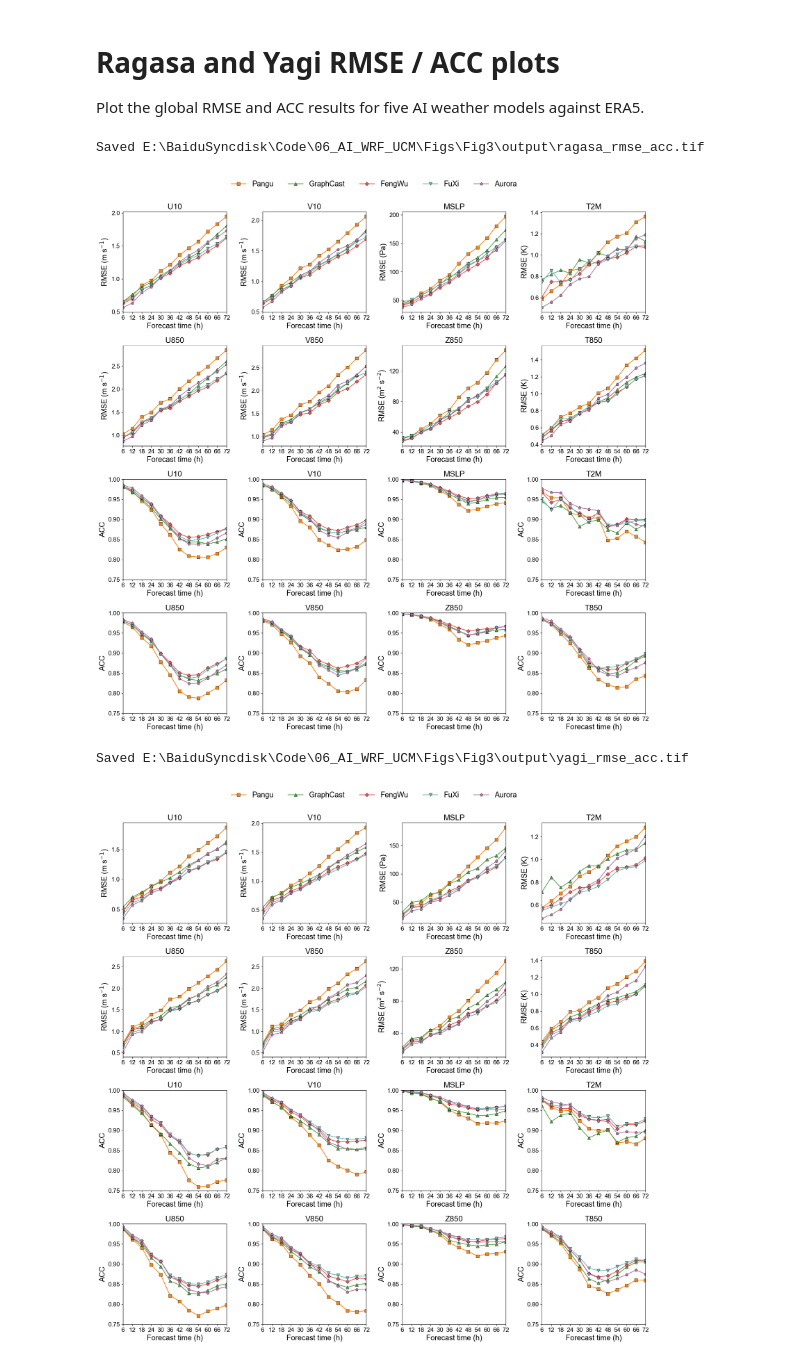
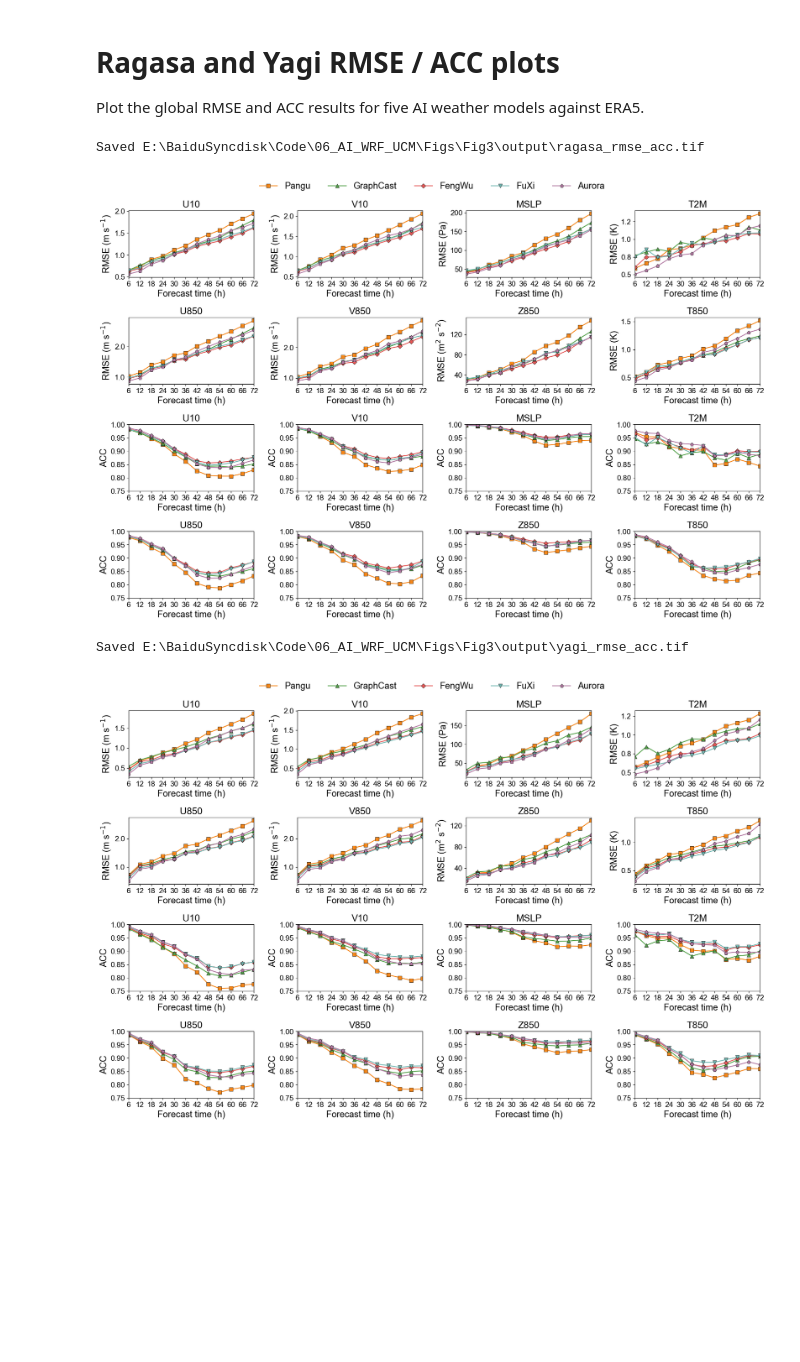
Before and after one commit to WindIsFeng/Figs_AI-physics, a Jupyter notebook: Fig3/03_rmse_acc_plot.ipynb, the cells around one changed output. Drawn from its saved outputs; the diff is of its cells as text; code cells hidden in the pictures; blank space fills up the shorter version.

Commit message:
Adjust Fig3 size

```diff
--- a/Fig3/03_rmse_acc_plot.ipynb
+++ b/Fig3/03_rmse_acc_plot.ipynb
@@ -39,7 +39,7 @@ VARIABLE_METADATA = {
 }
 
 PLOT_SETTINGS = {
-    "figure_size": (18, 18),
+    "figure_size": (18, 12),
     "title_fontsize": 18,
     "label_fontsize": 17,
     "text_fontsize": 14,
@@ -269,33 +269,33 @@ def plot_event_summary(rmse_summary, acc_summary, output_file):
     figure.tight_layout(rect=(0, 0, 1, 0.96))
     figure.savefig(output_file, dpi=600, format="tif", bbox_inches="tight")
     return figure, axes
 
 
 def generate_all_plots():
     OUTPUT_DIR.mkdir(parents=True, exist_ok=True)
     metric_summaries = {}
 
     for event_name in EVENTS:
         rmse_summary = prepare_metric_summary(event_name, "rmse")
         acc_summary = prepare_metric_summary(event_name, "acc")
         metric_summaries[(event_name, "rmse")] = rmse_summary
         metric_summaries[(event_name, "acc")] = acc_summary
 
         figure, _axes = plot_event_summary(
             rmse_summary,
             acc_summary,
             OUTPUT_FILES[event_name],
         )
         print(f"Saved {OUTPUT_FILES[event_name].resolve()}")
         plt.show()
         plt.close(figure)
 
     return metric_summaries
 
 
 metric_summaries = generate_all_plots()
 # %% [output]
 Saved E:\BaiduSyncdisk\Code\06_AI_WRF_UCM\Figs\Fig3\output\ragasa_rmse_acc.tif
-[figure, old version]
+[figure, new version]
 Saved E:\BaiduSyncdisk\Code\06_AI_WRF_UCM\Figs\Fig3\output\yagi_rmse_acc.tif
-[figure, old version]
+[figure, new version]
```
